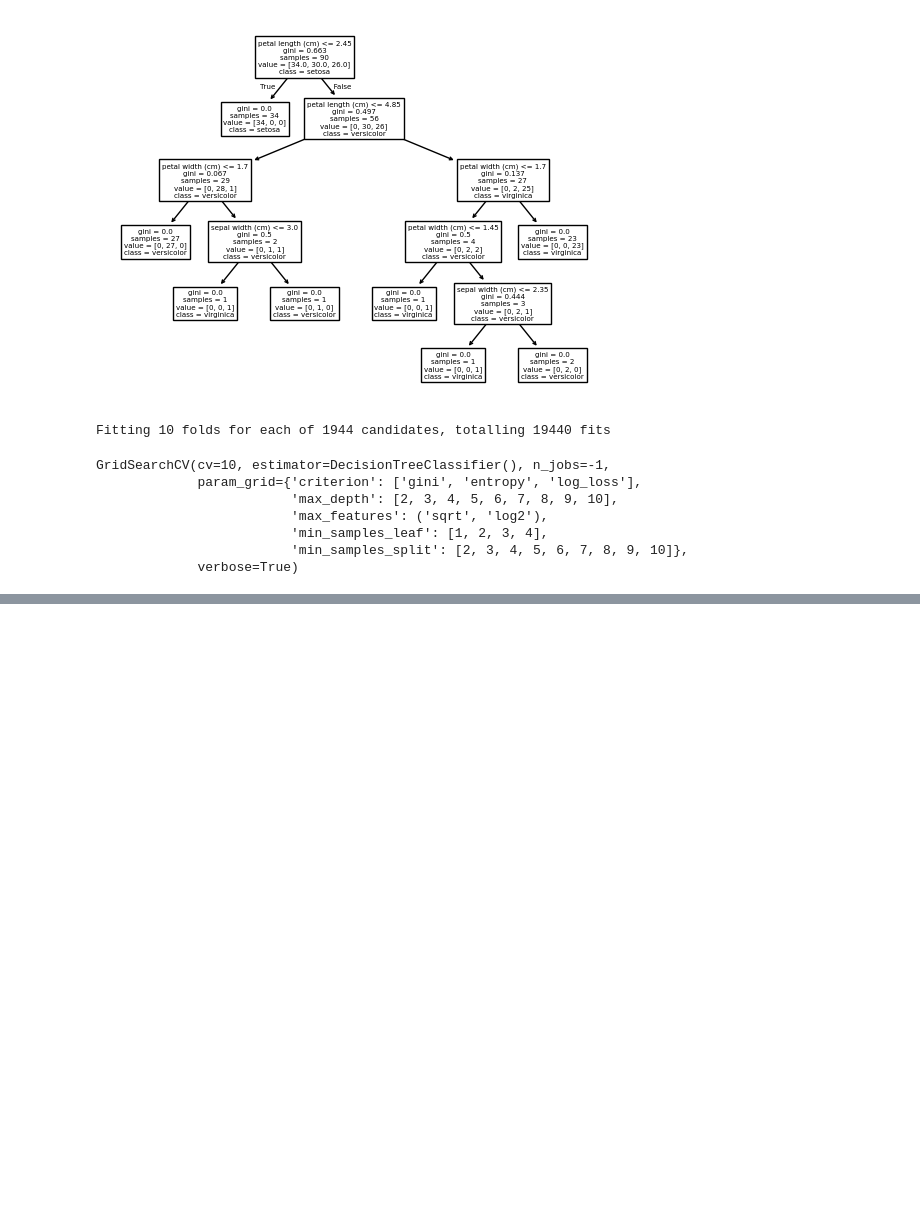
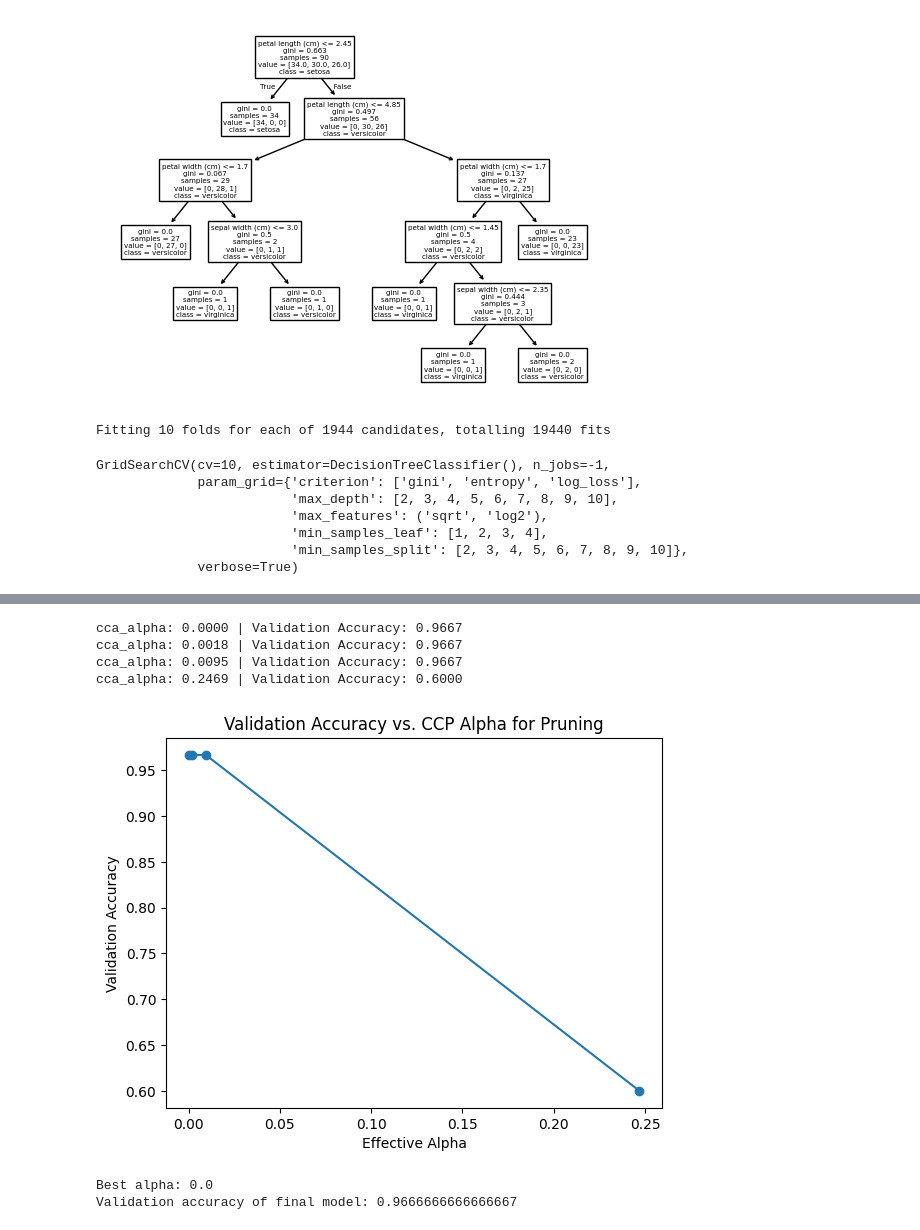
Before and after one commit to zacisyourmaster/CS471, a Jupyter notebook: assignment_4/decisiontree.ipynb, the cells around one changed output, grey strips where cells are left out. Cells and saved outputs as stored; diff of their text form; code cells hidden in the pictures; blank space fills up the shorter version.

```diff
--- a/assignment_4/decisiontree.ipynb
+++ b/assignment_4/decisiontree.ipynb
@@ -217,0 +218,50 @@ Test Data Accuracy: 0.9
+# %%
+# obtain cost complexity pruning path, this gives values of ccp_alpha that lead to different pruned trees
+path = final_clf.cost_complexity_pruning_path(X_train, y_train)
+
+# store the effective alpha values from the pruning path, omitting the last alpha (usually results in a root-only tree)
+cca_alphas = path.ccp_alphas
+cca_alphas = cca_alphas[:-1]
+
+# initialize a list to store decision tree classifiers for each alpha
+clfs = []
+
+# iterate over each alpha to create a pruned tree and train it on training data
+for cca_alpha in cca_alphas:
+    clf = tree.DecisionTreeClassifier(random_state=0, ccp_alpha=cca_alpha) # create tree with specified alpha
+    clf.fit(X_train, y_train) # train the model
+    clfs.append(clf) # add model to list
+# %%
+# calculate validation accuracy for each pruned tree to determine best alpha
+val_scores = [accuracy_score(y_val, model.predict(X_val)) for model in clfs]
+
+# print validation accuracy scores for each alpha to observe the trend
+for alpha, score in zip(cca_alphas, val_scores):
+    print(f"cca_alpha: {alpha:.4f} | Validation Accuracy: {score:.4f}")
+
+# plot validation accuracy against each alpha value
+plt.plot(cca_alphas, val_scores, marker='o')
+plt.xlabel("Effective Alpha") # x-axis label for alpha values
+plt.ylabel("Validation Accuracy") # y-axis label for accuracy
+plt.title("Validation Accuracy vs. CCP Alpha for Pruning") # title for context
+plt.show()
+
+# select the alpha value that yields the highest validation accuracy
+best_alpha = cca_alphas[val_scores.index(max(val_scores))]
+best_alpha = cca_alphas[np.argmax(val_scores)] # using argmax to identify best alpha
+pruned_tree = tree.DecisionTreeClassifier(random_state=0, ccp_alpha=best_alpha) # initialize pruned tree with best alpha
+
+# fit pruned tree on full training and validation data
+pruned_tree.fit(X_train_val, y_train_val)
+
+# print the chosen best alpha and the highest validation accuracy score
+print(f"Best alpha: {best_alpha}")
+print(f"Validation accuracy of final model: {max(val_scores)}")
+# %% [output]
+cca_alpha: 0.0000 | Validation Accuracy: 0.9667
+cca_alpha: 0.0018 | Validation Accuracy: 0.9667
+cca_alpha: 0.0095 | Validation Accuracy: 0.9667
+cca_alpha: 0.2469 | Validation Accuracy: 0.6000
+[figure, added]
+Best alpha: 0.0
+Validation accuracy of final model: 0.9666666666666667
```
Also changed, not shown: parts of 5 cells of this notebook.
